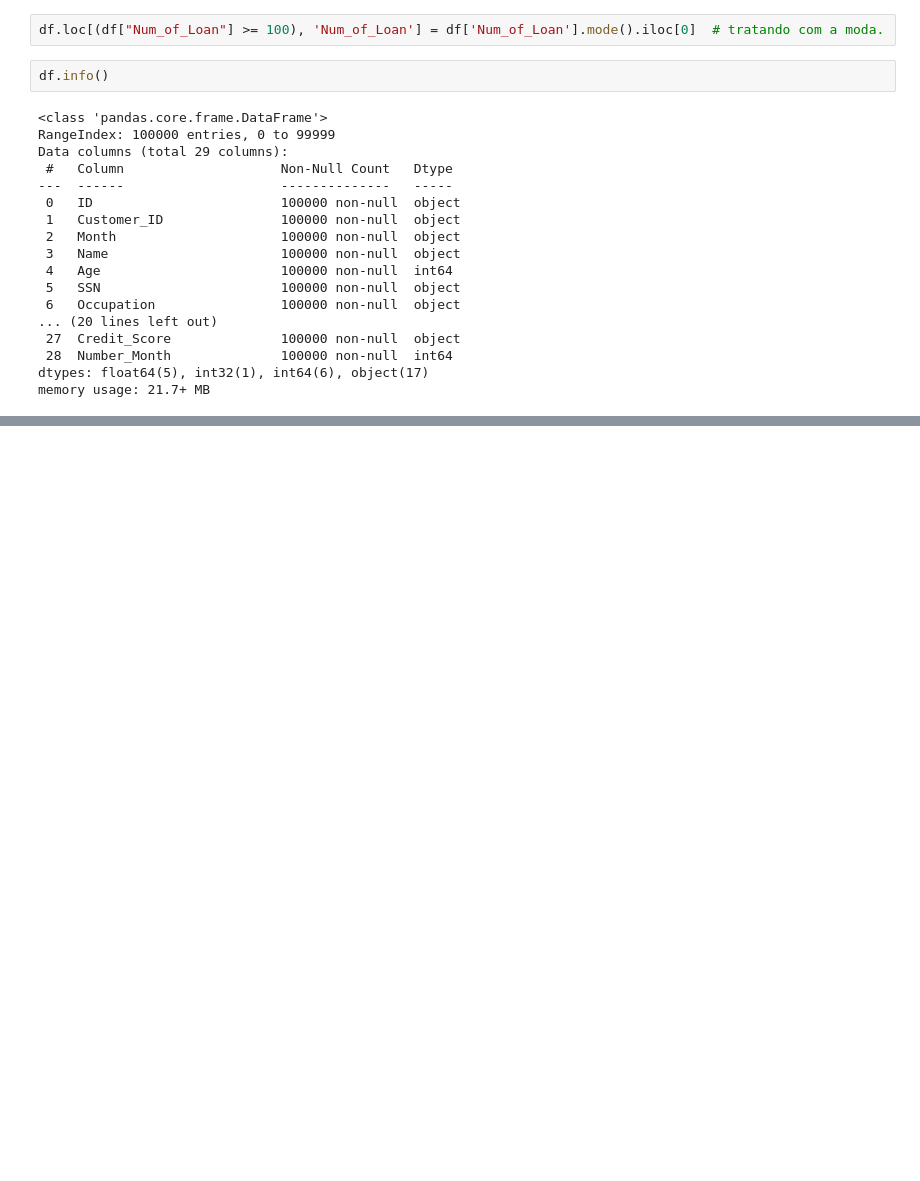
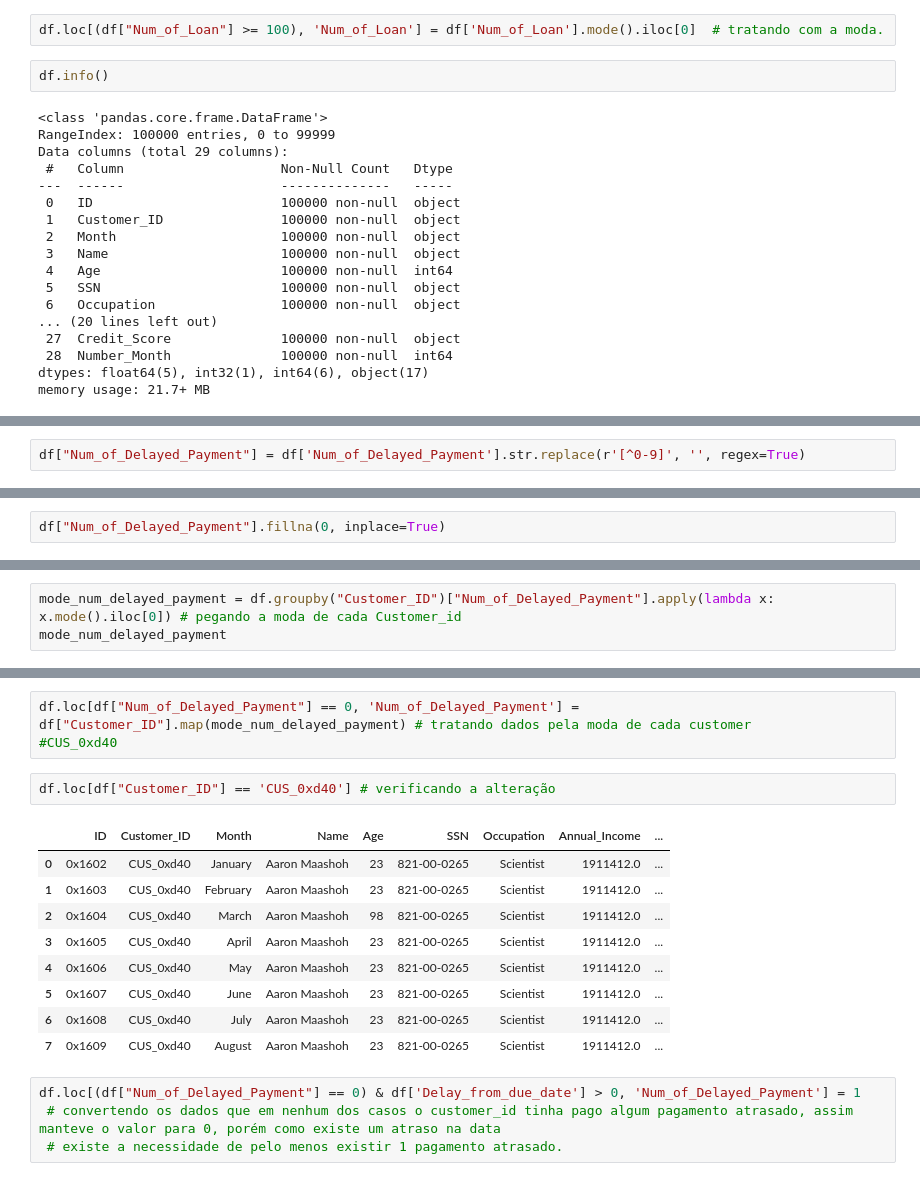
Before and after one commit to ViniciusOtoni/CreditScoreDataset, a Jupyter notebook: notebooks/n01_data_cleaning.ipynb, the cells around one changed output, grey strips where cells are left out. Drawn from its saved outputs; the diff is of its cells as text; blank space fills up the shorter version.

```diff
--- a/notebooks/n01_data_cleaning.ipynb
+++ b/notebooks/n01_data_cleaning.ipynb
@@ -874,0 +1070,2 @@ memory usage: 21.7+ MB
+# %%
+df["Num_of_Delayed_Payment"] = df['Num_of_Delayed_Payment'].str.replace(r'[^0-9]', '', regex=True)
@@ -874,0 +1087,2 @@ memory usage: 21.7+ MB
+# %%
+df["Num_of_Delayed_Payment"].fillna(0, inplace=True)
@@ -874,0 +1096,3 @@ memory usage: 21.7+ MB
+# %%
+mode_num_delayed_payment = df.groupby("Customer_ID")["Num_of_Delayed_Payment"].apply(lambda x: x.mode().iloc[0]) # pegando a moda de cada Customer_id
+mode_num_delayed_payment
@@ -874,0 +1113,19 @@ memory usage: 21.7+ MB
+# %%
+df.loc[df["Num_of_Delayed_Payment"] == 0, 'Num_of_Delayed_Payment'] = df["Customer_ID"].map(mode_num_delayed_payment) # tratando dados pela moda de cada customer
+#CUS_0xd40
+# %%
+df.loc[df["Customer_ID"] == 'CUS_0xd40'] # verificando a alteração
+# %% [output]
+|  | ID | Customer_ID | Month | Name | Age | SSN | Occupation | Annual_Income | ... |
+| 0 | 0x1602 | CUS_0xd40 | January | Aaron Maashoh | 23 | 821-00-0265 | Scientist | 1911412.0 | ... |
+| 1 | 0x1603 | CUS_0xd40 | February | Aaron Maashoh | 23 | 821-00-0265 | Scientist | 1911412.0 | ... |
+| 2 | 0x1604 | CUS_0xd40 | March | Aaron Maashoh | 98 | 821-00-0265 | Scientist | 1911412.0 | ... |
+| 3 | 0x1605 | CUS_0xd40 | April | Aaron Maashoh | 23 | 821-00-0265 | Scientist | 1911412.0 | ... |
+| 4 | 0x1606 | CUS_0xd40 | May | Aaron Maashoh | 23 | 821-00-0265 | Scientist | 1911412.0 | ... |
+| 5 | 0x1607 | CUS_0xd40 | June | Aaron Maashoh | 23 | 821-00-0265 | Scientist | 1911412.0 | ... |
+| 6 | 0x1608 | CUS_0xd40 | July | Aaron Maashoh | 23 | 821-00-0265 | Scientist | 1911412.0 | ... |
+| 7 | 0x1609 | CUS_0xd40 | August | Aaron Maashoh | 23 | 821-00-0265 | Scientist | 1911412.0 | ... |
+# %%
+df.loc[(df["Num_of_Delayed_Payment"] == 0) & df['Delay_from_due_date'] > 0, 'Num_of_Delayed_Payment'] = 1
+ # convertendo os dados que em nenhum dos casos o customer_id tinha pago algum pagamento atrasado, assim manteve o valor para 0, porém como existe um atraso na data
+ # existe a necessidade de pelo menos existir 1 pagamento atrasado.
```
Also changed, not shown: parts of 26 cells of this notebook, 1 other file.
